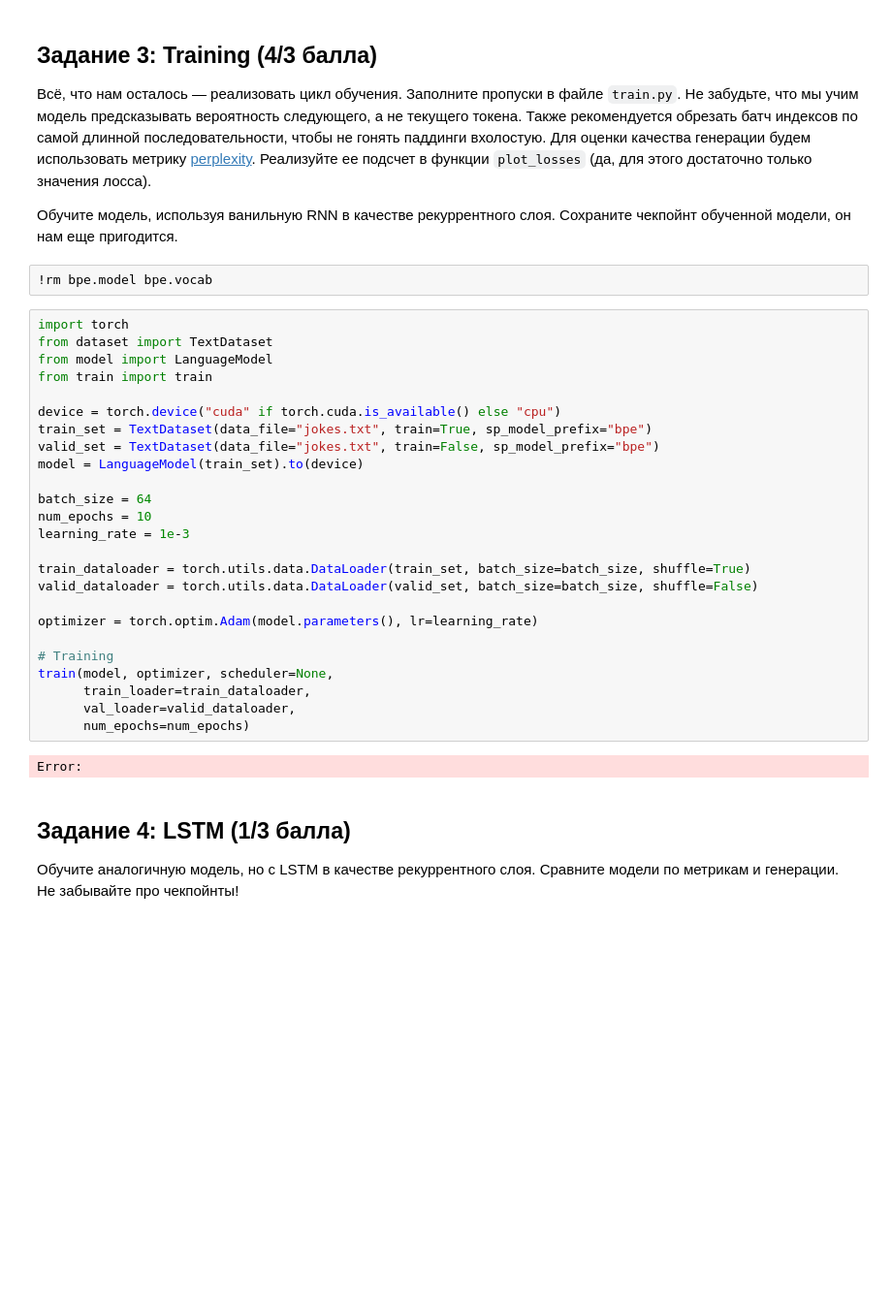
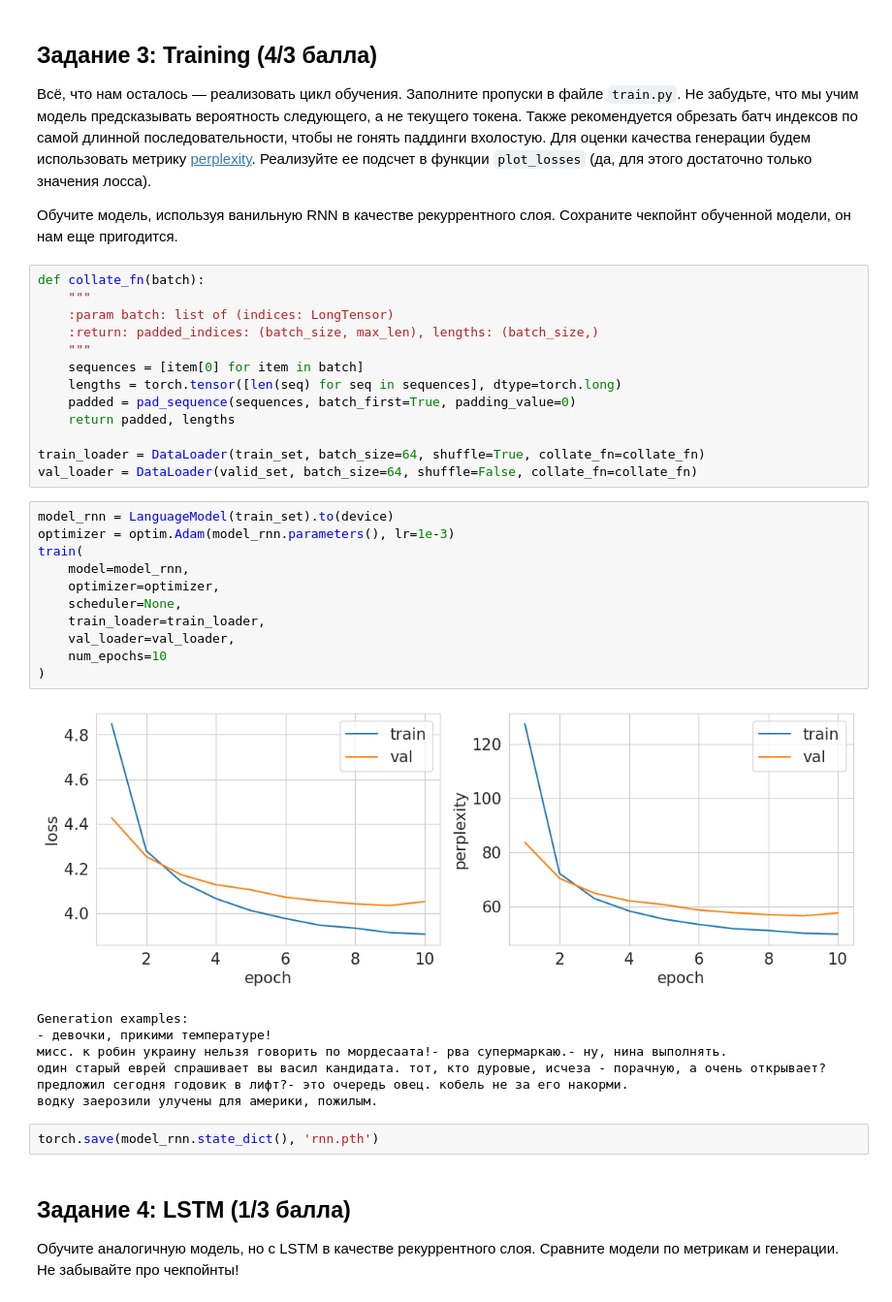
Before and after one commit to TaniaZharova2205/HSE, a Jupyter notebook: DL_1(4)/homeworks/HW4/HW4.ipynb, the cells around one changed output. Shown: that part at 97% size. Drawn from its saved outputs; the diff is of its cells as text; blank space fills up the shorter version.

```diff
--- a/DL_1(4)/homeworks/HW4/HW4.ipynb
+++ b/DL_1(4)/homeworks/HW4/HW4.ipynb
@@ -92,35 +97,40 @@ for prefix in ["", "купил мужик шляпу,", "сел медведь
 Всё, что нам осталось &mdash; реализовать цикл обучения. Заполните пропуски в файле `train.py`. Не забудьте, что мы учим модель предсказывать вероятность следующего, а не текущего токена. Также рекомендуется обрезать батч индексов по самой длинной последовательности, чтобы не гонять паддинги вхолостую. Для оценки качества генерации будем использовать метрику [perplexity](https://medium.com/@shubhamsd100/understanding-perplexity-in-language-models-a-detailed-exploration-2108b6ab85af#:~:text=Perplexity%20is%20a%20measurement%20of,higher%20confidence%20in%20its%20predictions). Реализуйте ее подсчет в функции `plot_losses` (да, для этого достаточно только значения лосса).
 
 Обучите модель, используя ванильную RNN в качестве рекуррентного слоя. Сохраните чекпойнт обученной модели, он нам еще пригодится.
-# %%
-!rm bpe.model bpe.vocab
-# %%
-import torch
-from dataset import TextDataset
-from model import LanguageModel
-from train import train
-
-device = torch.device("cuda" if torch.cuda.is_available() else "cpu")
-train_set = TextDataset(data_file="jokes.txt", train=True, sp_model_prefix="bpe")
-valid_set = TextDataset(data_file="jokes.txt", train=False, sp_model_prefix="bpe")
-model = LanguageModel(train_set).to(device)
-
-batch_size = 64
-num_epochs = 10
-learning_rate = 1e-3
-
-train_dataloader = torch.utils.data.DataLoader(train_set, batch_size=batch_size, shuffle=True)
-valid_dataloader = torch.utils.data.DataLoader(valid_set, batch_size=batch_size, shuffle=False)
-
-optimizer = torch.optim.Adam(model.parameters(), lr=learning_rate)
-
-# Training
-train(model, optimizer, scheduler=None,
-      train_loader=train_dataloader,
-      val_loader=valid_dataloader,
-      num_epochs=num_epochs)
-# %% [output]
-Error:
+# %%
+def collate_fn(batch):
+    """
+    :param batch: list of (indices: LongTensor)
+    :return: padded_indices: (batch_size, max_len), lengths: (batch_size,)
+    """
+    sequences = [item[0] for item in batch]
+    lengths = torch.tensor([len(seq) for seq in sequences], dtype=torch.long)
+    padded = pad_sequence(sequences, batch_first=True, padding_value=0)
+    return padded, lengths
+
+train_loader = DataLoader(train_set, batch_size=64, shuffle=True, collate_fn=collate_fn)
+val_loader = DataLoader(valid_set, batch_size=64, shuffle=False, collate_fn=collate_fn)
+# %%
+model_rnn = LanguageModel(train_set).to(device)
+optimizer = optim.Adam(model_rnn.parameters(), lr=1e-3)
+train(
+    model=model_rnn,
+    optimizer=optimizer,
+    scheduler=None,
+    train_loader=train_loader,
+    val_loader=val_loader,
+    num_epochs=10
+)
+# %% [output]
+[figure, added]
+Generation examples:
+- девочки, прикими температуре!
+мисс. к робин украину нельзя говорить по мордесаата!- рва супермаркаю.- ну, нина выполнять.
+один старый еврей спрашивает вы васил кандидата. тот, кто дуровые, исчеза - порачную, а очень открывает?
+предложил сегодня годовик в лифт?- это очередь овец. кобель не за его накорми.
+водку заерозили улучены для америки, пожилым.
+# %%
+torch.save(model_rnn.state_dict(), 'rnn.pth')
 # %% [markdown]
 ## Задание 4: LSTM (1/3 балла)
 
```
Also changed, not shown: parts of 6 cells of this notebook, 5 other files.
